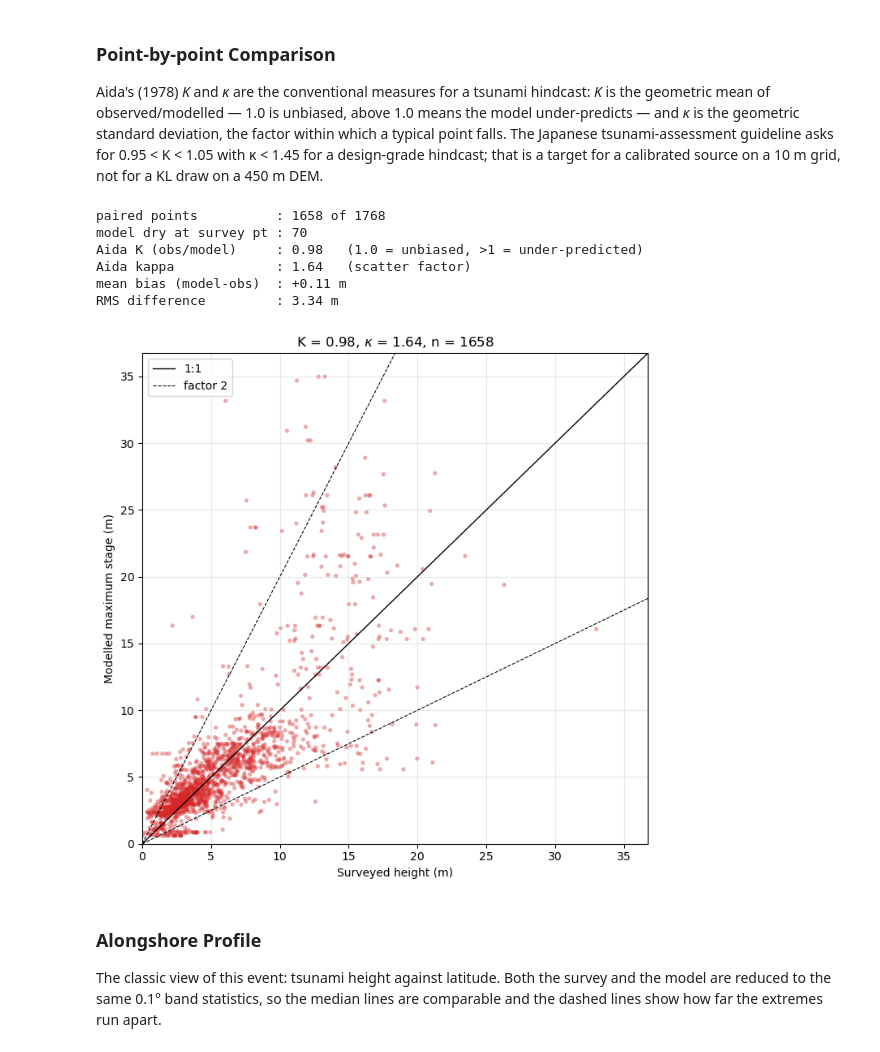
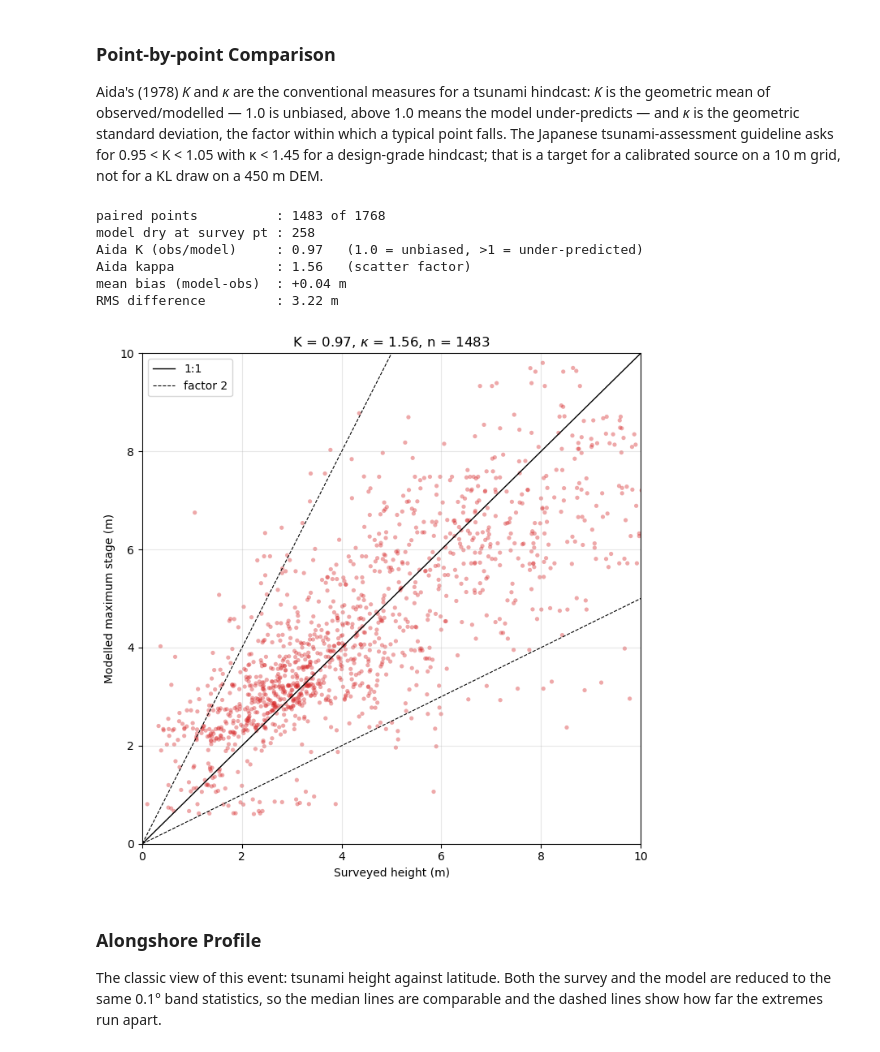
Before and after one commit to stoiver/Tohoku, a Jupyter notebook: notebook_tohoku_open_elevation.ipynb, the cells around one changed output. Drawn from its saved outputs; the diff is of its cells as text; code cells hidden in the pictures.

```diff
--- a/notebook_tohoku_open_elevation.ipynb
+++ b/notebook_tohoku_open_elevation.ipynb
@@ -885,13 +885,40 @@ survey_datum_offset = tide
 
 # Only cells the wave actually wet can be compared with a survey mark, so the
 # nearest-neighbour search runs over the wet cells alone.
-wet = sww_max_depth >= md
-wet_tree   = cKDTree(np.column_stack([sp.xc[wet], sp.yc[wet]]))
-wet_stage  = sww_max_stage[wet]
+#
+# Two thresholds, both deliberately tighter than the plotting wet/dry cut:
+#
+#   `inundation_depth` -- `md` (0.01 m) is the right cut for *drawing* a
+#     wet/dry map, but far too loose for validation.  A cell wet to a
+#     centimetre has a max_stage that is essentially its own ground
+#     elevation, not a water level: measured on this run, cells below 0.10 m
+#     depth sit a median of 0.03 m above their own bed.  Matching a survey
+#     mark to one of those reports the DEM's land height as a modelled
+#     inundation height, which is how runs of survey points end up sharing a
+#     near-identical modelled value and drawing a flat line on the
+#     point-by-point scatter.
+#
+#   `match_radius` -- 1500 m was loose on a mesh whose cells are ~250 m: a
+#     tenth of the paired points were matching a cell more than 500 m away,
+#     and the scatter they contributed reflected the search radius rather
+#     than the model.
+#
+# Tightening both moves points out of the comparison and into the `dry`
+# count, which is the honest place for them -- it does not make the model
+# better.  Loosen them back to (md, 1500.0) to recover the older numbers.
+inundation_depth = 0.10     # m -- below this a cell is a film, not inundation
+match_radius     = 500.0    # m -- ~2 cell widths
+
+# The loose wet/dry mask is still what the maps and the alongshore profile
+# want; `inundated` is the stricter one, used only for matching survey marks.
+wet        = sww_max_depth >= md
+inundated  = sww_max_depth >= inundation_depth
+wet_tree   = cKDTree(np.column_stack([sp.xc[inundated], sp.yc[inundated]]))
+wet_stage  = sww_max_stage[inundated]
 
 
-def model_height(east, north, radius=1500.0):
-    """Modelled maximum stage at the nearest wet cell, NaN beyond `radius`.
+def model_height(east, north, radius=match_radius):
+    """Modelled maximum stage at the nearest inundated cell, NaN beyond `radius`.
 
     A NaN means the model left that part of the coast dry -- a real failure to
     inundate, not missing data, and it must not be quietly dropped from the
@@ -990,40 +1020,42 @@ n_dry  = int((~np.isfinite(h_model)).sum())
 ratio = h_obs[paired] / h_model[paired]
 log_K = np.mean(np.log(ratio))
 K     = np.exp(log_K)
 kappa = np.exp(np.sqrt(np.mean((np.log(ratio) - log_K) ** 2)))
 
 bias = np.mean(h_model[paired] - h_obs[paired])
 rms  = np.sqrt(np.mean((h_model[paired] - h_obs[paired]) ** 2))
 
 print(f'paired points          : {paired.sum()} of {h_obs.size}')
 print(f'model dry at survey pt : {n_dry}')
 print(f'Aida K (obs/model)     : {K:.2f}   (1.0 = unbiased, >1 = under-predicted)')
 print(f'Aida kappa             : {kappa:.2f}   (scatter factor)')
 print(f'mean bias (model-obs)  : {bias:+.2f} m')
 print(f'RMS difference         : {rms:.2f} m')
 
 fig, ax = plt.subplots(figsize=(7, 7))
 ax.scatter(h_obs[paired], h_model[paired], s=14, alpha=0.4,
            edgecolor='none', color='C3')
 lim = [0, max(h_obs[paired].max(), h_model[paired].max()) * 1.05]
 ax.plot(lim, lim, 'k-', lw=1, label='1:1')
 ax.plot(lim, [0.5 * l for l in lim], 'k--', lw=0.8, label='factor 2')
 ax.plot(lim, [2.0 * l for l in lim], 'k--', lw=0.8)
 ax.set_xlim(lim); ax.set_ylim(lim)
 ax.set_xlabel('Surveyed height (m)')
 ax.set_ylabel('Modelled maximum stage (m)')
 ax.set_title(f'K = {K:.2f}, $\\kappa$ = {kappa:.2f}, n = {paired.sum()}')
 ax.legend(loc='upper left')
+ax.set_xlim(0,10)
+ax.set_ylim(0,10)
 ax.grid(alpha=0.3)
 plt.tight_layout()
 # %% [output]
-paired points          : 1658 of 1768
-model dry at survey pt : 70
-Aida K (obs/model)     : 0.98   (1.0 = unbiased, >1 = under-predicted)
-Aida kappa             : 1.64   (scatter factor)
-mean bias (model-obs)  : +0.11 m
-RMS difference         : 3.34 m
+paired points          : 1483 of 1768
+model dry at survey pt : 258
+Aida K (obs/model)     : 0.97   (1.0 = unbiased, >1 = under-predicted)
+Aida kappa             : 1.56   (scatter factor)
+mean bias (model-obs)  : +0.04 m
+RMS difference         : 3.22 m
-[figure, old version]
+[figure, new version]
 # %% [markdown]
 ### Alongshore Profile
 
```
Also changed, not shown: parts of 5 cells of this notebook, 1 other file.
